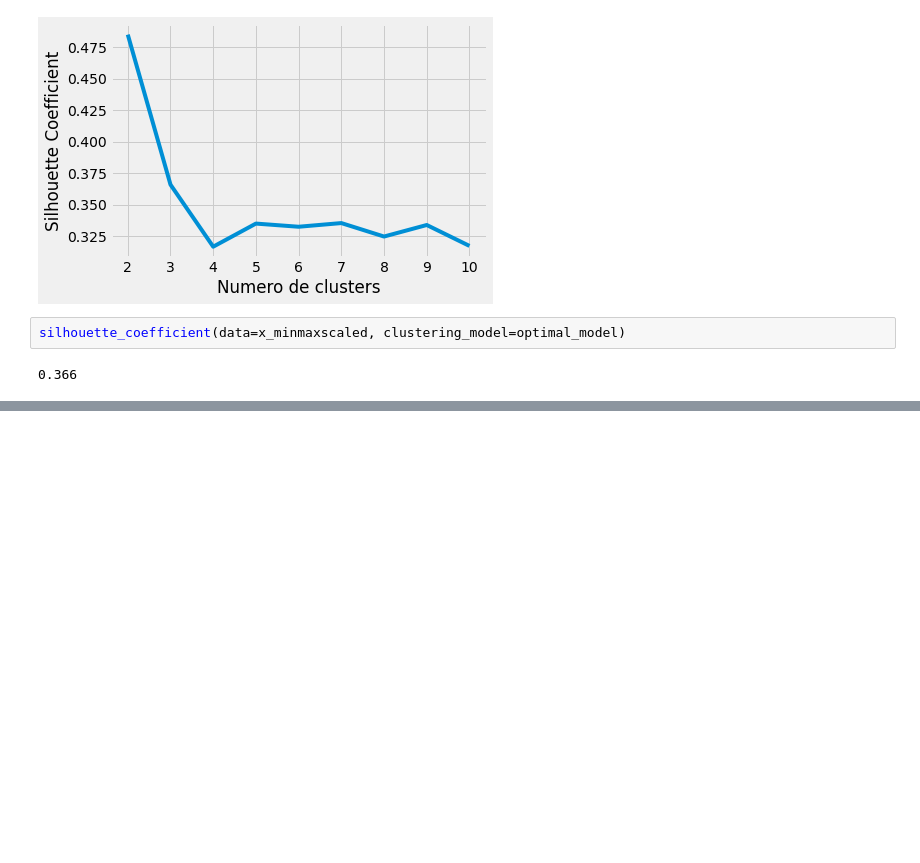
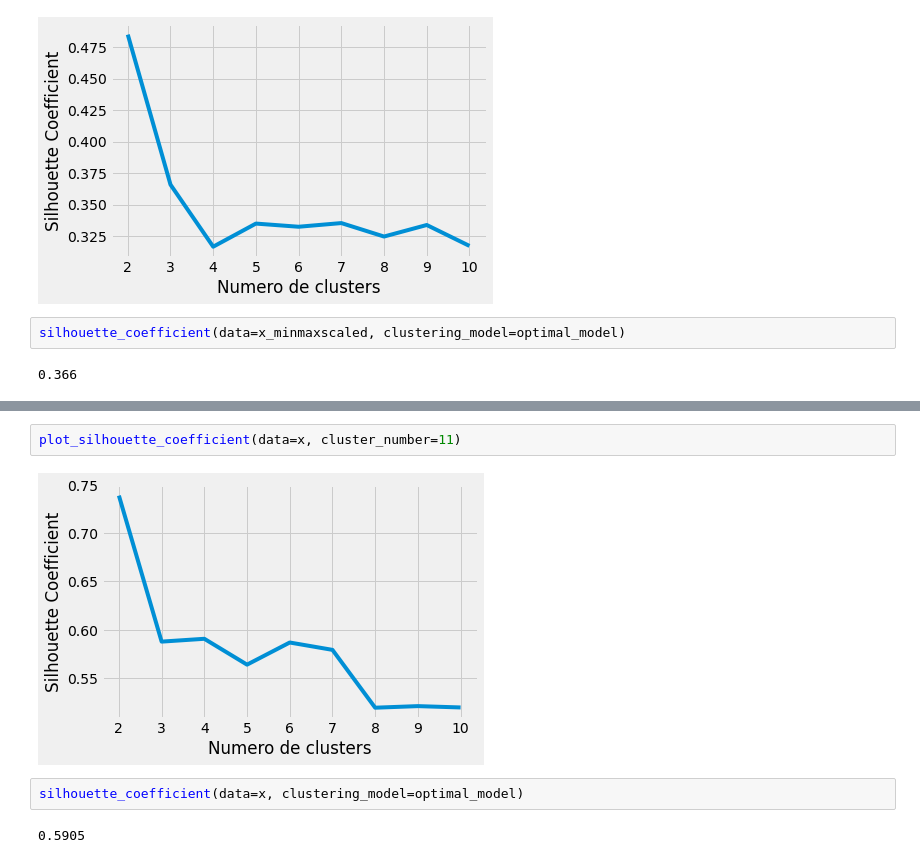
Before and after one commit to jgermanob/PCIC-Inteligencia-aritificial, a Jupyter notebook: Notebooks/Clustering_experiments.ipynb, the cells around one changed output, grey strips where cells are left out. Saved outputs shown, nothing was run; the diff lists cells and outputs as text; blank space fills up the shorter version.

```diff
--- a/Notebooks/Clustering_experiments.ipynb
+++ b/Notebooks/Clustering_experiments.ipynb
@@ -341,0 +459,8 @@ silhouette_coefficient(data=x_minmaxscaled, clustering_model=optimal_model)
+# %%
+plot_silhouette_coefficient(data=x, cluster_number=11)
+# %% [output]
+[figure, added]
+# %%
+silhouette_coefficient(data=x, clustering_model=optimal_model)
+# %% [output]
+0.5905
```
Also changed, not shown: parts of 22 cells of this notebook, 2 other files.
